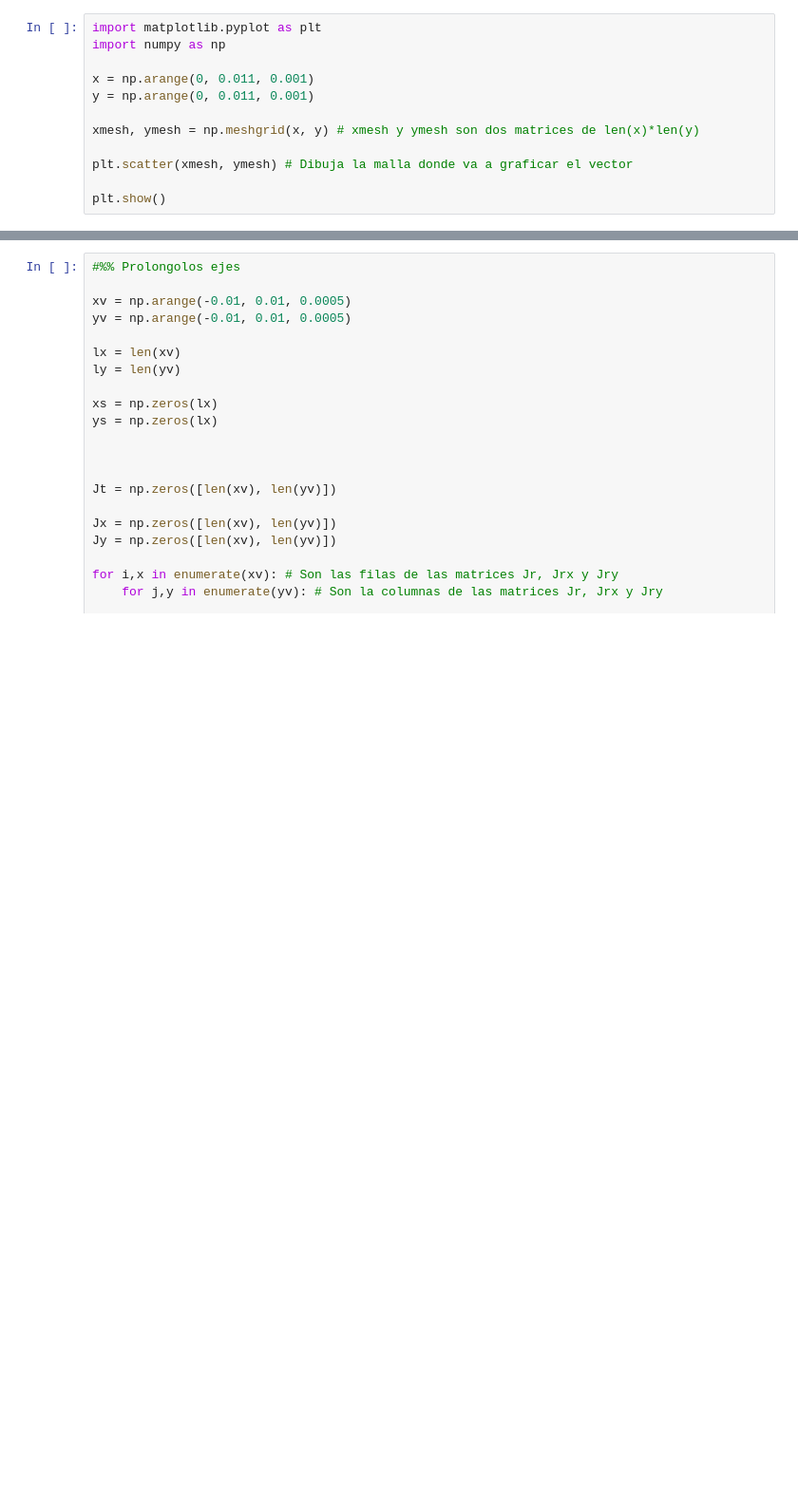
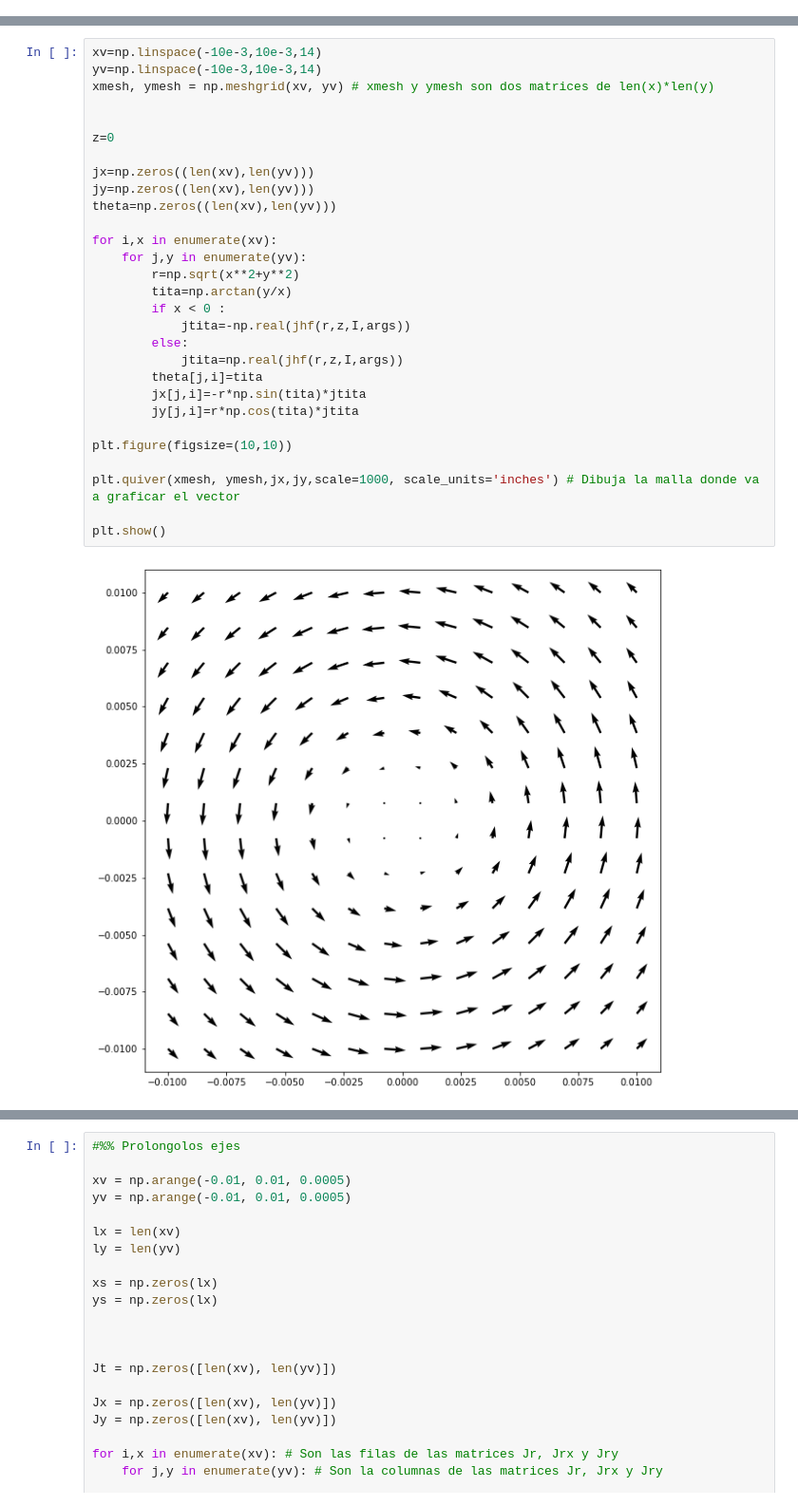
Before and after one commit to carabedo/iamend_ci_tutorial, a Jupyter notebook: densidad.ipynb, the cells around one changed output, grey strips where cells are left out. Shown at 95% size. Drawn from its saved outputs; the diff is of its cells as text; blank space fills up the shorter version.

```diff
--- a/densidad.ipynb
+++ b/densidad.ipynb
@@ -110,12 +72,0 @@ y = [i*1e-3 for i in range(nr)]
-# %%
-import matplotlib.pyplot as plt
-import numpy as np
-
-x = np.arange(0, 0.011, 0.001)
-y = np.arange(0, 0.011, 0.001)
-
-xmesh, ymesh = np.meshgrid(x, y) # xmesh y ymesh son dos matrices de len(x)*len(y)
-
-plt.scatter(xmesh, ymesh) # Dibuja la malla donde va a graficar el vector
-
-plt.show()
@@ -137,0 +86,31 @@ https://www.uobabylon.edu.iq/eprints/paper_11_24775_76.pdf
+# %%
+xv=np.linspace(-10e-3,10e-3,14)
+yv=np.linspace(-10e-3,10e-3,14)
+xmesh, ymesh = np.meshgrid(xv, yv) # xmesh y ymesh son dos matrices de len(x)*len(y)
+
+
+z=0
+
+jx=np.zeros((len(xv),len(yv)))
+jy=np.zeros((len(xv),len(yv)))
+theta=np.zeros((len(xv),len(yv)))
+
+for i,x in enumerate(xv):
+    for j,y in enumerate(yv):
+        r=np.sqrt(x**2+y**2)
+        tita=np.arctan(y/x)
+        if x < 0 :
+            jtita=-np.real(jhf(r,z,I,args))
+        else:
+            jtita=np.real(jhf(r,z,I,args))
+        theta[j,i]=tita
+        jx[j,i]=-r*np.sin(tita)*jtita
+        jy[j,i]=r*np.cos(tita)*jtita
+
+plt.figure(figsize=(10,10))
+
+plt.quiver(xmesh, ymesh,jx,jy,scale=1000, scale_units='inches') # Dibuja la malla donde va a graficar el vector
+
+plt.show()
+# %% [output]
+[figure, added]
```
Also changed, not shown: parts of 14 cells of this notebook.
